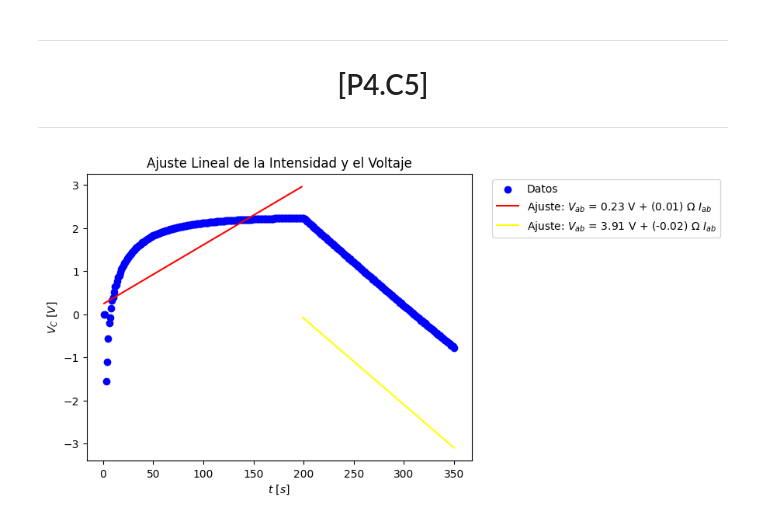
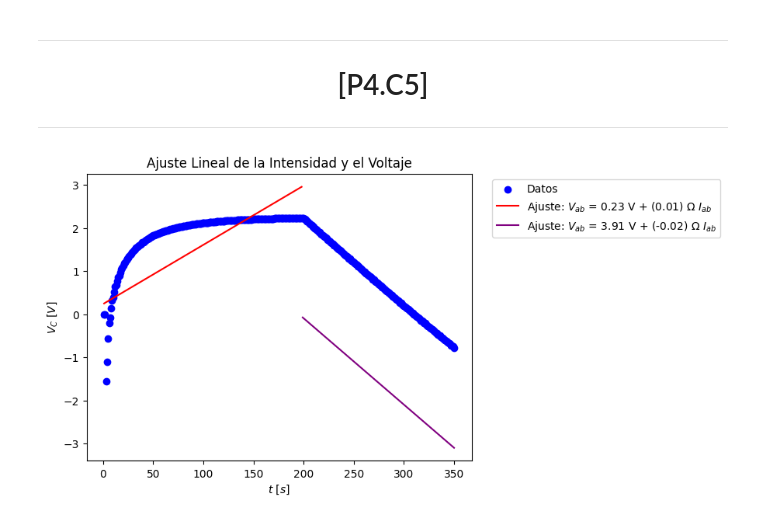
Before and after one commit to WetZap/Practicas-Circuitos, a Jupyter notebook: Practicas/Sesion 5/QuintaSesion.ipynb, the cells around one changed output. Saved outputs shown, nothing was run; the diff lists cells and outputs as text; code cells hidden in the pictures.

```diff
--- a/Practicas/Sesion 5/QuintaSesion.ipynb
+++ b/Practicas/Sesion 5/QuintaSesion.ipynb
@@ -309,33 +313,32 @@ def ajuste_linealD(x):
     return slopeD * x + interceptD
 
 def ajuste_linealC(x):
     return slopeC * x + interceptC
-
 
 Ejey = []
 
 for i in VoltajeCondensador:
     if i!= 0:
         #Ejey.append(np.log(i/VoltajeFuente))
         Ejey.append(np.log(i))
         #Ejey.append(i)
     else:
         Ejey.append(0)
 
 # Graficamos los datos y el ajuste lineal
 #plt.scatter(Tiempo, VoltajeCondensador, label='Datos', color='blue')
 plt.scatter(Tiempo, Ejey, label='Datos', color='blue')
 
 plt.plot(TiempoCarga, ajuste_linealC(TiempoCarga), color='red', label=fr'Ajuste: $V_{{ab}}$ = {interceptC:.2f} V + ({slopeC:.2f}) $\Omega$ $I_{{ab}}$')
-plt.plot(TiempoDesCarga, ajuste_linealD(TiempoDesCarga), color='yellow', label=fr'Ajuste: $V_{{ab}}$ = {interceptD:.2f} V + ({slopeD:.2f}) $\Omega$ $I_{{ab}}$')
+plt.plot(TiempoDesCarga, ajuste_linealD(TiempoDesCarga), color='purple', label=fr'Ajuste: $V_{{ab}}$ = {interceptD:.2f} V + ({slopeD:.2f}) $\Omega$ $I_{{ab}}$')
 
 plt.xlabel(r'$t\ [s]$')
 plt.ylabel(r'$V_{C} \ [V]$')
 plt.title('Ajuste Lineal de la Intensidad y el Voltaje')
 plt.legend(bbox_to_anchor=(1.04, 1), loc="upper left")
 
 
 
 plt.show()
 # %% [output]
-[figure, old version]
+[figure, new version]
```
Also changed, not shown: parts of 5 cells of this notebook, 1 other file.
